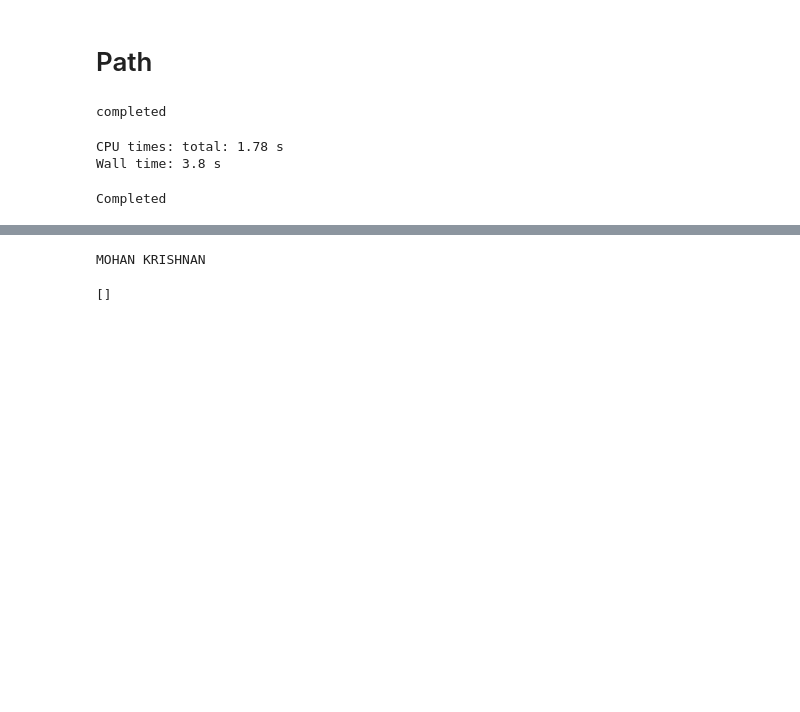
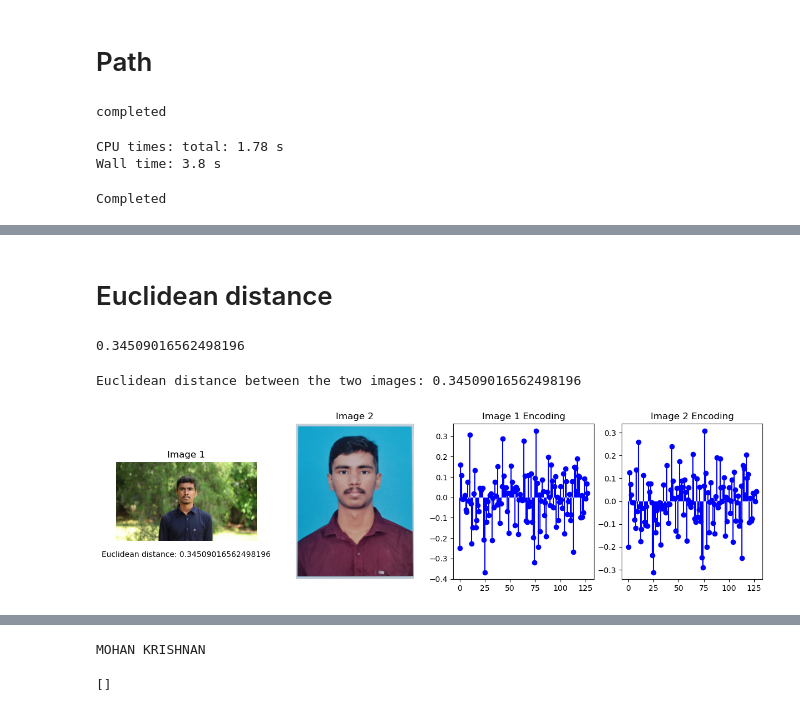
Before and after one commit to Mohankrish08/gesture-vault, a Jupyter notebook: notebook/face_recognition_test.ipynb, the cells around one changed output, grey strips where cells are left out. Saved outputs shown, nothing was run; the diff lists cells and outputs as text; code cells hidden in the pictures; blank space fills up the shorter version.

```diff
--- a/notebook/face_recognition_test.ipynb
+++ b/notebook/face_recognition_test.ipynb
@@ -90,0 +136,2 @@ Wall time: 1e+03 µs
+# %% [markdown]
+# Euclidean distance
@@ -90,0 +146,51 @@ Wall time: 1e+03 µs
+# %%
+similarity
+# %% [output]
+0.34509016562498196
+# %%
+distance = euclidean_distance(image_encodings, test_encodings)
+print("Euclidean distance between the two images:", distance)
+# %% [output]
+Euclidean distance between the two images: 0.34509016562498196
+# %%
+import numpy as np
+import matplotlib.pyplot as plt
+
+# Assuming image, test_img, image_encodings, test_encodings are defined
+distance = 0.5  # Assuming distance is defined
+euclidean_distance = 0.34509016562498196  # Example value for Euclidean distance
+
+# Create a figure with subplots to hold all plots
+fig, axes = plt.subplots(2, 4, figsize=(15, 8))
+
+# Plot the first image
+axes[0, 0].imshow(image[:, :, ::-1], cmap='gray')
+axes[0, 0].set_title('Image 1')
+axes[0, 0].axis('off')
+
+# Plot the second image
+axes[0, 1].imshow(test_img[:, :, ::-1], cmap='gray')
+axes[0, 1].set_title('Image 2')
+axes[0, 1].axis('off')
+
+# Plot the stem plot for the first encoding
+axes[0, 2].stem(image_encodings[0], linefmt='b-', markerfmt='bo', basefmt=' ')
+axes[0, 2].set_title('Image 1 Encoding')
+
+# Plot the stem plot for the second encoding
+axes[0, 3].stem(test_encodings[0], linefmt='b-', markerfmt='bo', basefmt=' ')
+axes[0, 3].set_title('Image 2 Encoding')
+
+# Remove the empty plots
+for ax in axes[1]:
+    ax.remove()
+
+# Add text annotation for Euclidean distance
+axes[0, 0].text(0.5, -0.2, f'Euclidean distance: {euclidean_distance}', ha='center', transform=axes[0, 0].transAxes)
+
+# Save the combined figure
+fig.savefig('combined_plots_with_text.png', bbox_inches='tight')
+
+plt.show()
+# %% [output]
+[figure, added]
```
Also changed, not shown: parts of 11 cells of this notebook, 2 other files.
